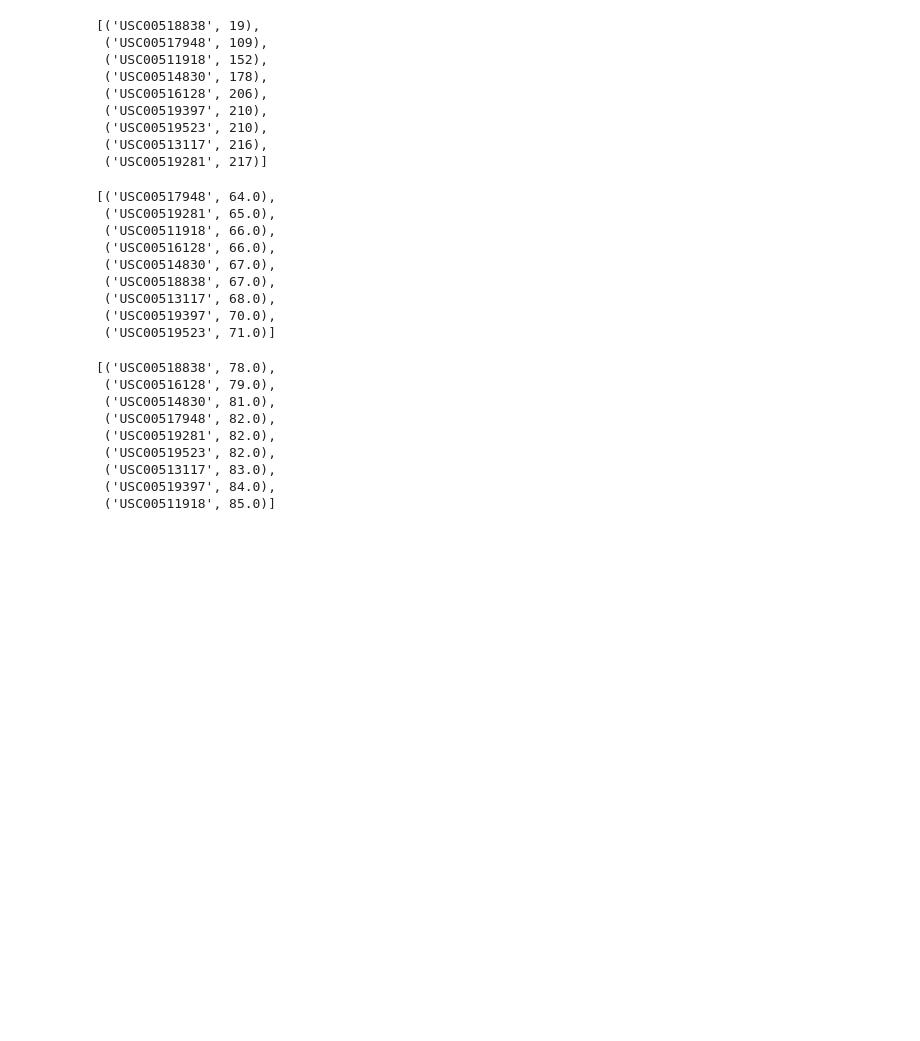
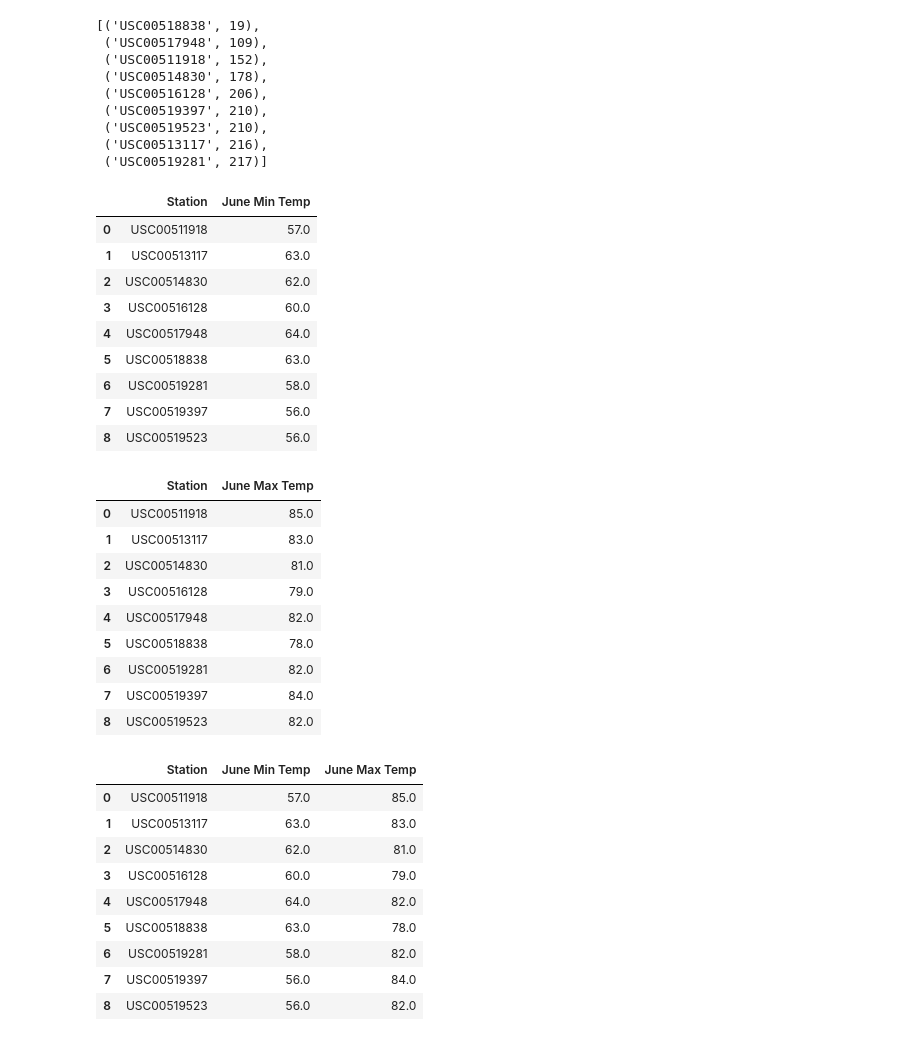
Before and after one commit to donovancai/surfs_up, a Jupyter notebook: SurfsUp_Challenge.ipynb, the cells around one changed output. Saved outputs shown, nothing was run; the diff lists cells and outputs as text; code cells hidden in the pictures; blank space fills up the shorter version.

```diff
--- a/SurfsUp_Challenge.ipynb
+++ b/SurfsUp_Challenge.ipynb
@@ -120,30 +129,49 @@ station_dec
  ('USC00519281', 217)]
 # %%
 station_june_min = session.query(Measurement.station, func.min(Measurement.tobs)).\
-group_by(Measurement.station).order_by(func.min(Measurement.tobs)).filter(extract('month', Measurement.date) == 6).all()
-station_june_max
-station_june_min
+group_by(Measurement.station).order_by(func.min(Measurement.station)).filter(extract('month', Measurement.date) == 6).all()
+station_june_min_ls = list(station_june_min)
+june_min_df = pd.DataFrame(station_dec_min_ls, columns=['Station', 'June Min Temp'])
+june_min_df
 # %% [output]
-[('USC00517948', 64.0),
- ('USC00519281', 65.0),
- ('USC00511918', 66.0),
- ('USC00516128', 66.0),
- ('USC00514830', 67.0),
- ('USC00518838', 67.0),
- ('USC00513117', 68.0),
- ('USC00519397', 70.0),
- ('USC00519523', 71.0)]
+|  | Station | June Min Temp |
+| 0 | USC00511918 | 57.0 |
+| 1 | USC00513117 | 63.0 |
+| 2 | USC00514830 | 62.0 |
+| 3 | USC00516128 | 60.0 |
+| 4 | USC00517948 | 64.0 |
+| 5 | USC00518838 | 63.0 |
+| 6 | USC00519281 | 58.0 |
+| 7 | USC00519397 | 56.0 |
+| 8 | USC00519523 | 56.0 |
 # %%
 station_june_max = session.query(Measurement.station, func.max(Measurement.tobs)).\
-group_by(Measurement.station).order_by(func.max(Measurement.tobs)).filter(extract('month', Measurement.date) == 6).all()
-station_june_max
+group_by(Measurement.station).order_by(func.max(Measurement.station)).filter(extract('month', Measurement.date) == 6).all()
+station_june_max_ls = list(station_june_max)
+june_max_df = pd.DataFrame(station_june_max_ls, columns=['Station', 'June Max Temp'])
+june_max_df
 # %% [output]
-[('USC00518838', 78.0),
- ('USC00516128', 79.0),
- ('USC00514830', 81.0),
- ('USC00517948', 82.0),
- ('USC00519281', 82.0),
- ('USC00519523', 82.0),
- ('USC00513117', 83.0),
- ('USC00519397', 84.0),
- ('USC00511918', 85.0)]
+|  | Station | June Max Temp |
+| 0 | USC00511918 | 85.0 |
+| 1 | USC00513117 | 83.0 |
+| 2 | USC00514830 | 81.0 |
+| 3 | USC00516128 | 79.0 |
+| 4 | USC00517948 | 82.0 |
+| 5 | USC00518838 | 78.0 |
+| 6 | USC00519281 | 82.0 |
+| 7 | USC00519397 | 84.0 |
+| 8 | USC00519523 | 82.0 |
+# %%
+june_df = june_min_df.merge(june_max_df, how='left', on='Station')
+june_df
+# %% [output]
+|  | Station | June Min Temp | June Max Temp |
+| 0 | USC00511918 | 57.0 | 85.0 |
+| 1 | USC00513117 | 63.0 | 83.0 |
+| 2 | USC00514830 | 62.0 | 81.0 |
+| 3 | USC00516128 | 60.0 | 79.0 |
+| 4 | USC00517948 | 64.0 | 82.0 |
+| 5 | USC00518838 | 63.0 | 78.0 |
+| 6 | USC00519281 | 58.0 | 82.0 |
+| 7 | USC00519397 | 56.0 | 84.0 |
+| 8 | USC00519523 | 56.0 | 82.0 |
```
Also changed, not shown: parts of 11 cells of this notebook, 3 other files.
